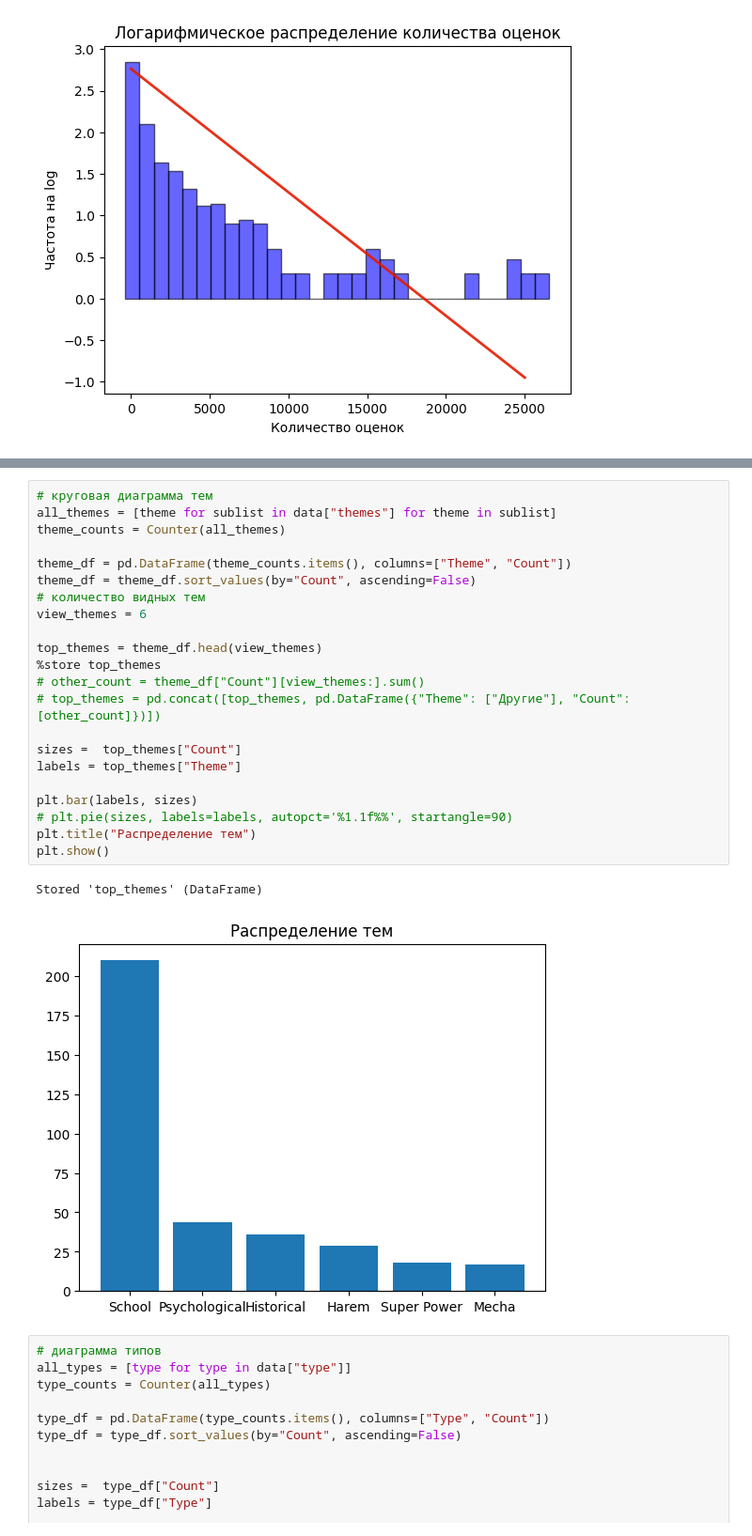
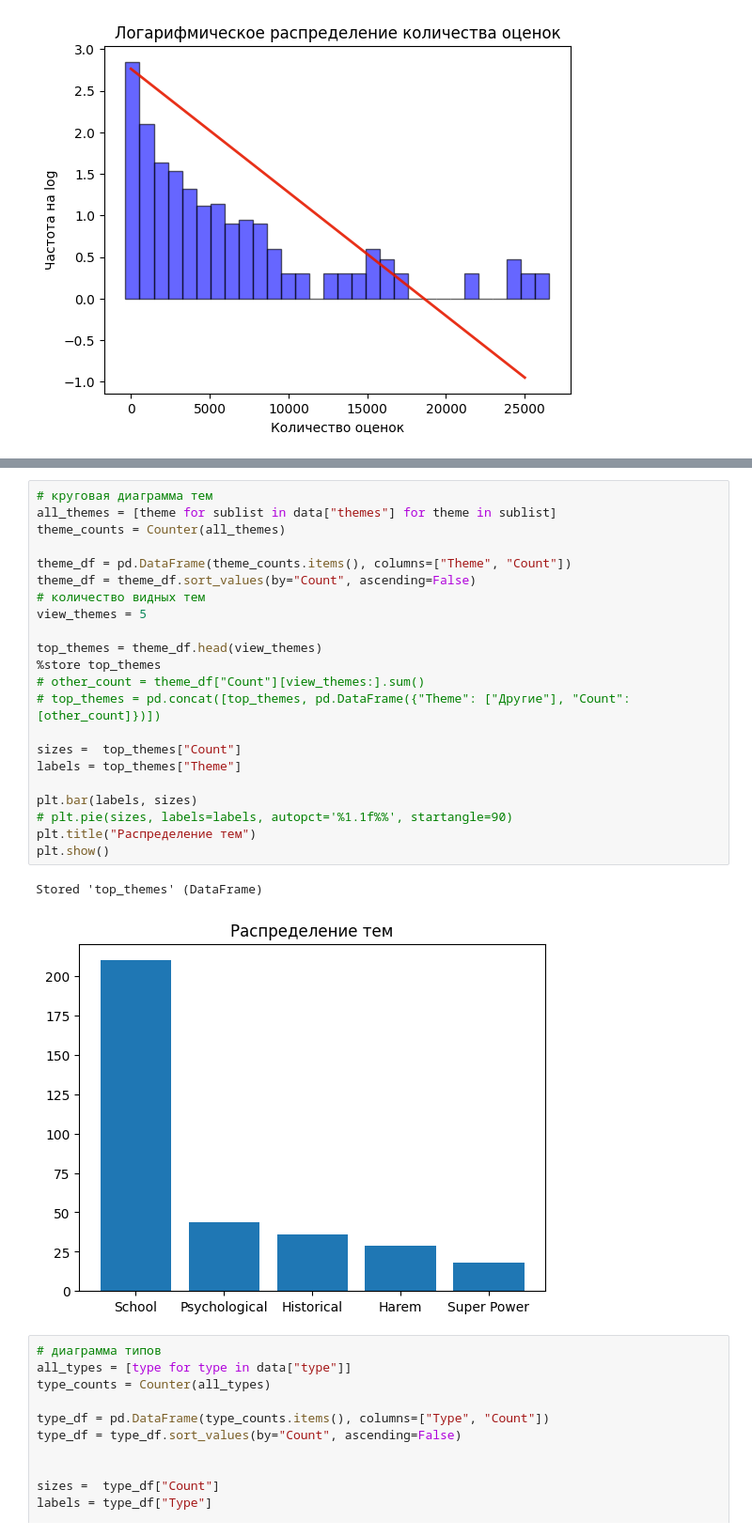
Before and after one commit to Slava55555/EconometricsAndStatistics, a Jupyter notebook: scripts/lab1.ipynb, the cells around one changed output, grey strips where cells are left out. Shown at 94% size. Cells and saved outputs as stored; diff of their text form.

```diff
--- a/scripts/lab1.ipynb
+++ b/scripts/lab1.ipynb
@@ -119,28 +118,28 @@ Stored 'top_genres' (DataFrame)
 # %%
 # круговая диаграмма тем
 all_themes = [theme for sublist in data["themes"] for theme in sublist]
 theme_counts = Counter(all_themes)
 
 theme_df = pd.DataFrame(theme_counts.items(), columns=["Theme", "Count"])
 theme_df = theme_df.sort_values(by="Count", ascending=False)
 # количество видных тем
-view_themes = 6
+view_themes = 5
 
 top_themes = theme_df.head(view_themes)
 %store top_themes
 # other_count = theme_df["Count"][view_themes:].sum()
 # top_themes = pd.concat([top_themes, pd.DataFrame({"Theme": ["Другие"], "Count": [other_count]})])
 
 sizes =  top_themes["Count"]
 labels = top_themes["Theme"]
 
 plt.bar(labels, sizes)
 # plt.pie(sizes, labels=labels, autopct='%1.1f%%', startangle=90)
 plt.title("Распределение тем")
 plt.show()
 # %% [output]
 Stored 'top_themes' (DataFrame)
-[figure, old version]
+[figure, new version]
 # %%
 # диаграмма типов
 all_types = [type for type in data["type"]]
```
Also changed, not shown: parts of 2 cells of this notebook, 2 other files.
